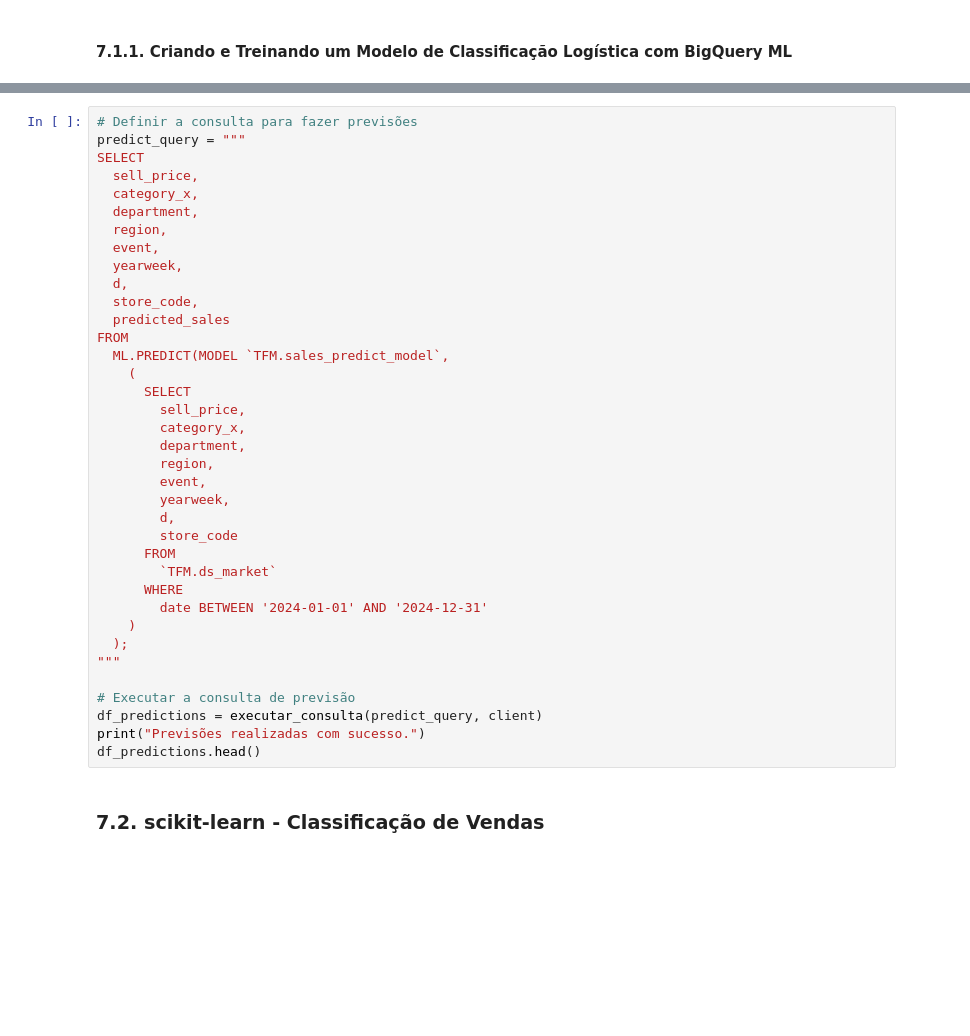
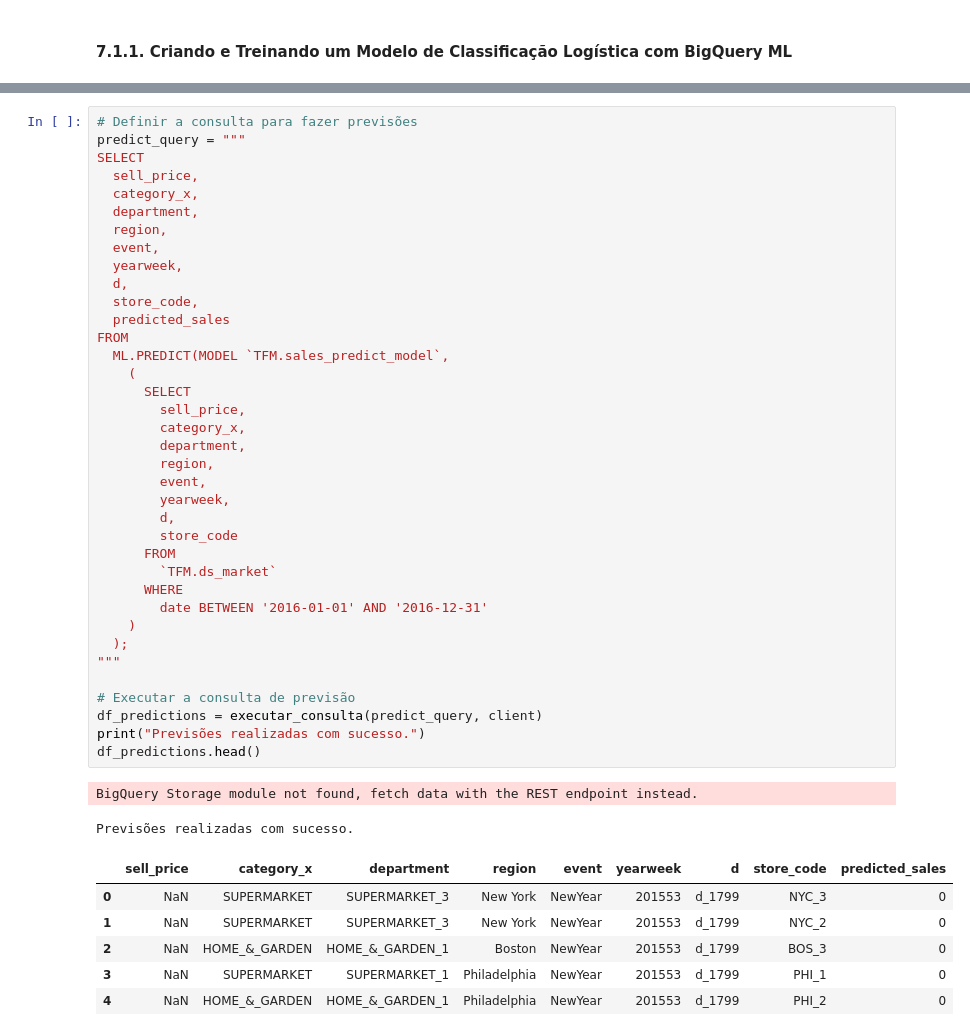
Before and after one commit to rpzk/DSMarket, a Jupyter notebook: forecasting/gcp.ipynb, the cells around one changed output, grey strips where cells are left out. Saved outputs shown, nothing was run; the diff lists cells and outputs as text; blank space fills up the shorter version.

```diff
--- a/forecasting/gcp.ipynb
+++ b/forecasting/gcp.ipynb
@@ -916,33 +918,40 @@ SELECT
   department,
   region,
   event,
   yearweek,
   d,
   store_code,
   predicted_sales
 FROM
   ML.PREDICT(MODEL `TFM.sales_predict_model`,
     (
       SELECT
         sell_price,
         category_x,
         department,
         region,
         event,
         yearweek,
         d,
         store_code
       FROM
         `TFM.ds_market`
       WHERE
-        date BETWEEN '2024-01-01' AND '2024-12-31'
+        date BETWEEN '2016-01-01' AND '2016-12-31'
     )
   );
 """
 
 # Executar a consulta de previsão
 df_predictions = executar_consulta(predict_query, client)
 print("Previsões realizadas com sucesso.")
 df_predictions.head()
+# %% [output]
+BigQuery Storage module not found, fetch data with the REST endpoint instead.
+Previsões realizadas com sucesso.
+|  | sell_price | category_x | department | region | event | yearweek | d | store_code | predicted_sales |
+| 0 | NaN | SUPERMARKET | SUPERMARKET_3 | New York | NewYear | 201553 | d_1799 | NYC_3 | 0 |
+| 1 | NaN | SUPERMARKET | SUPERMARKET_3 | New York | NewYear | 201553 | d_1799 | NYC_2 | 0 |
+| 2 | NaN | HOME_&_GARDEN | HOME_&_GARDEN_1 | Boston | NewYear | 201553 | d_1799 | BOS_3 | 0 |
+| 3 | NaN | SUPERMARKET | SUPERMARKET_1 | Philadelphia | NewYear | 201553 | d_1799 | PHI_1 | 0 |
+| 4 | NaN | HOME_&_GARDEN | HOME_&_GARDEN_1 | Philadelphia | NewYear | 201553 | d_1799 | PHI_2 | 0 |
-# %% [markdown]
-### 7.2. scikit-learn - Classificação de Vendas
```
Also changed, not shown: parts of 3 cells of this notebook.
